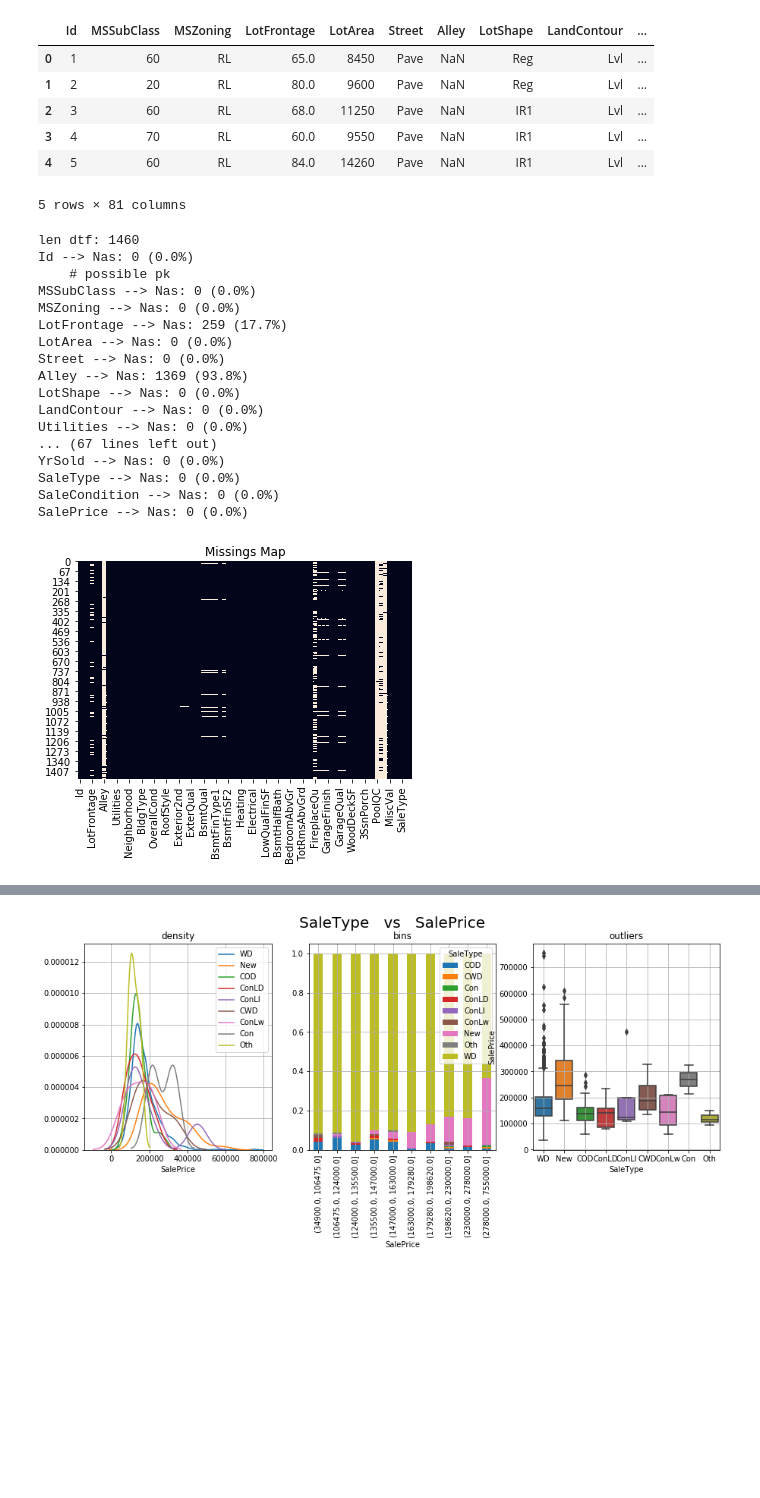
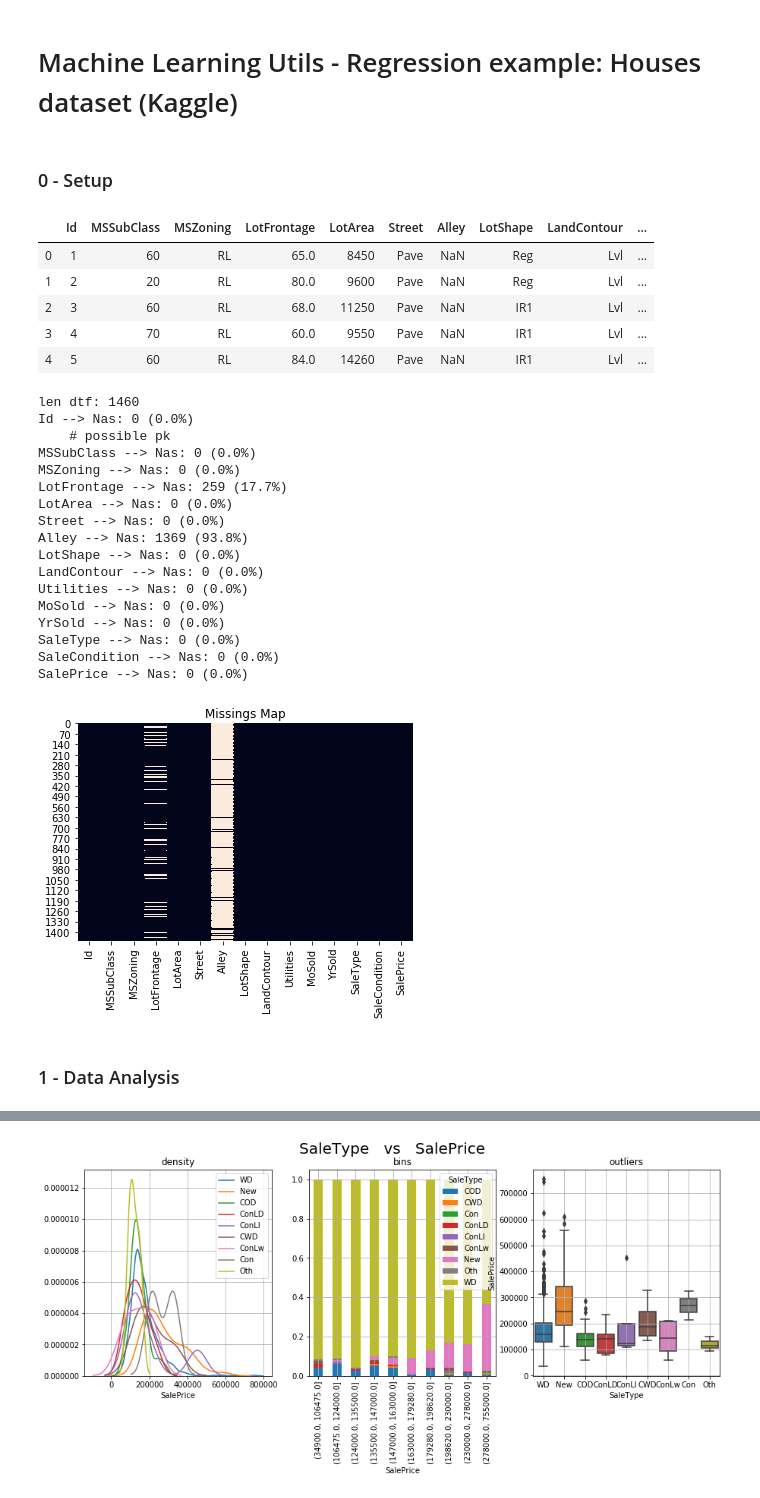
Before and after one commit to mdipietro09/DataScience_ArtificialIntelligence_Utils, a Jupyter notebook: machine_learning/regression_example.ipynb, the cells around one changed output, grey strips where cells are left out. Saved outputs shown, nothing was run; the diff lists cells and outputs as text; code cells hidden in the pictures; blank space fills up the shorter version.

```diff
--- a/machine_learning/regression_example.ipynb
+++ b/machine_learning/regression_example.ipynb
@@ -1,7 +1,12 @@
+# %% [markdown]
+# Machine Learning Utils - Regression example: Houses dataset (Kaggle)
+# %% [markdown]
+### 0 - Setup
 # %%
 from ml_utils import *
 # %%
-dtf = pd.read_csv("train.csv")
+dtf = pd.read_csv("data_houses.csv")
+dtf = dtf[dtf.columns.tolist()[0:10]+dtf.columns.tolist()[-5:]]
 dtf.head()
 # %% [output]
 |  | Id | MSSubClass | MSZoning | LotFrontage | LotArea | Street | Alley | LotShape | LandContour | ... |
@@ -10,25 +15,26 @@ dtf.head()
 | 2 | 3 | 60 | RL | 68.0 | 11250 | Pave | NaN | IR1 | Lvl | ... |
 | 3 | 4 | 70 | RL | 60.0 | 9550 | Pave | NaN | IR1 | Lvl | ... |
 | 4 | 5 | 60 | RL | 84.0 | 14260 | Pave | NaN | IR1 | Lvl | ... |
-5 rows × 81 columns
 # %%
-check_Nas(dtf, plot="map", figsize=(10,5)
+check_Nas(dtf, plot="map")
 # %% [output]
 len dtf: 1460
 Id --> Nas: 0 (0.0%)
     # possible pk
 MSSubClass --> Nas: 0 (0.0%)
 MSZoning --> Nas: 0 (0.0%)
 LotFrontage --> Nas: 259 (17.7%)
 LotArea --> Nas: 0 (0.0%)
 Street --> Nas: 0 (0.0%)
 Alley --> Nas: 1369 (93.8%)
 LotShape --> Nas: 0 (0.0%)
 LandContour --> Nas: 0 (0.0%)
 Utilities --> Nas: 0 (0.0%)
-... (67 lines left out)
+MoSold --> Nas: 0 (0.0%)
 YrSold --> Nas: 0 (0.0%)
 SaleType --> Nas: 0 (0.0%)
 SaleCondition --> Nas: 0 (0.0%)
 SalePrice --> Nas: 0 (0.0%)
-[figure, old version]
+[figure, new version]
+# %% [markdown]
+### 1 - Data Analysis
```
Also changed, not shown: parts of 6 cells of this notebook, 4 other files.
